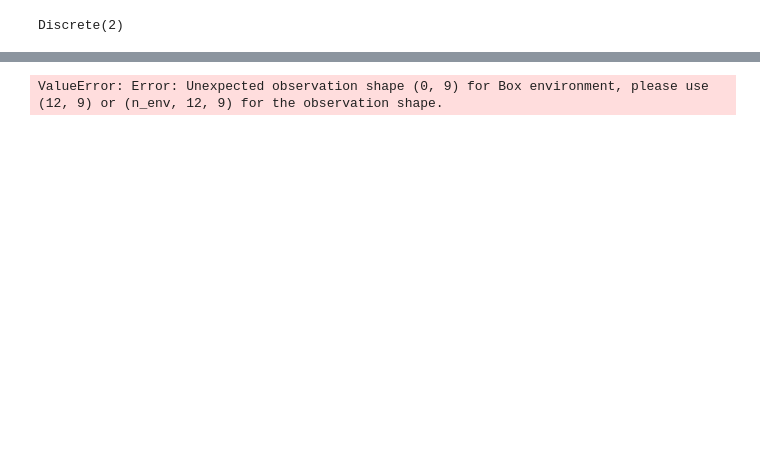
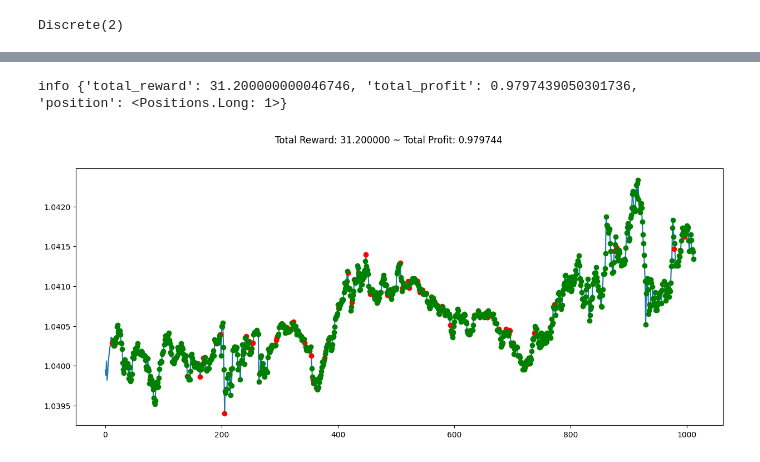
Before and after one commit to Sarinezs/AI-Software-Development, a Jupyter notebook: Model/RL learn.ipynb, the cells around one changed output, grey strips where cells are left out. Saved outputs shown, nothing was run; the diff lists cells and outputs as text; code cells hidden in the pictures; blank space fills up the shorter version.

```diff
--- a/Model/RL learn.ipynb
+++ b/Model/RL learn.ipynb
@@ -128,22 +131,23 @@ print(env.action_space)
 # %%
-env = MyCustomEnv(df=df, frame_bound=(99900, 100000), window_size=12)
+env = MyCustomEnv(df=df, frame_bound=(39156, 40156), window_size=12)
 obs, _ = env.reset()
 
 while True:
     action, _states = model.predict(obs)
 
     obs, reward, done, _, info = env.step(action)
 
     if _:
         print("info", info)
         break
 
 plt.figure(figsize=(15,6))
 plt.cla()
 env.render_all()
 plt.show()
 # %% [output]
-ValueError: Error: Unexpected observation shape (0, 9) for Box environment, please use (12, 9) or (n_env, 12, 9) for the observation shape.
+info {'total_reward': 31.200000000046746, 'total_profit': 0.9797439050301736, 'position': <Positions.Long: 1>}
+[figure, added]
 # %%
 import gym
 from gym import spaces
```
Also changed, not shown: parts of 14 cells of this notebook, 11 other files.
